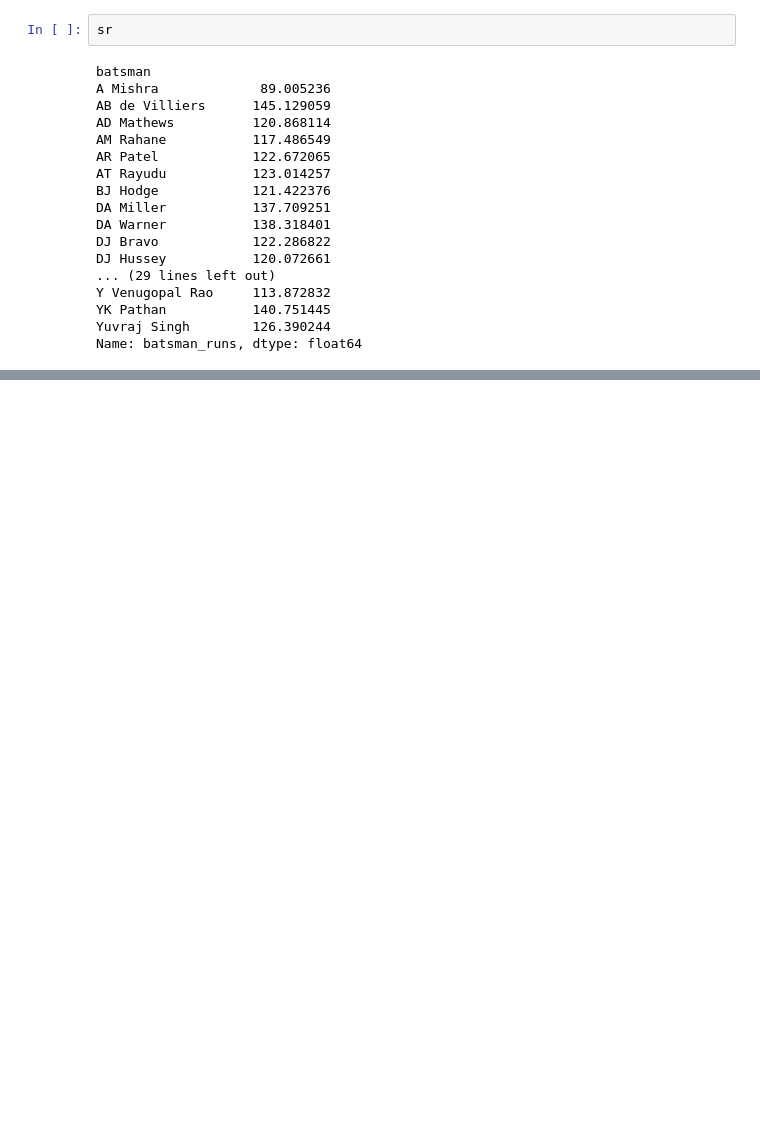
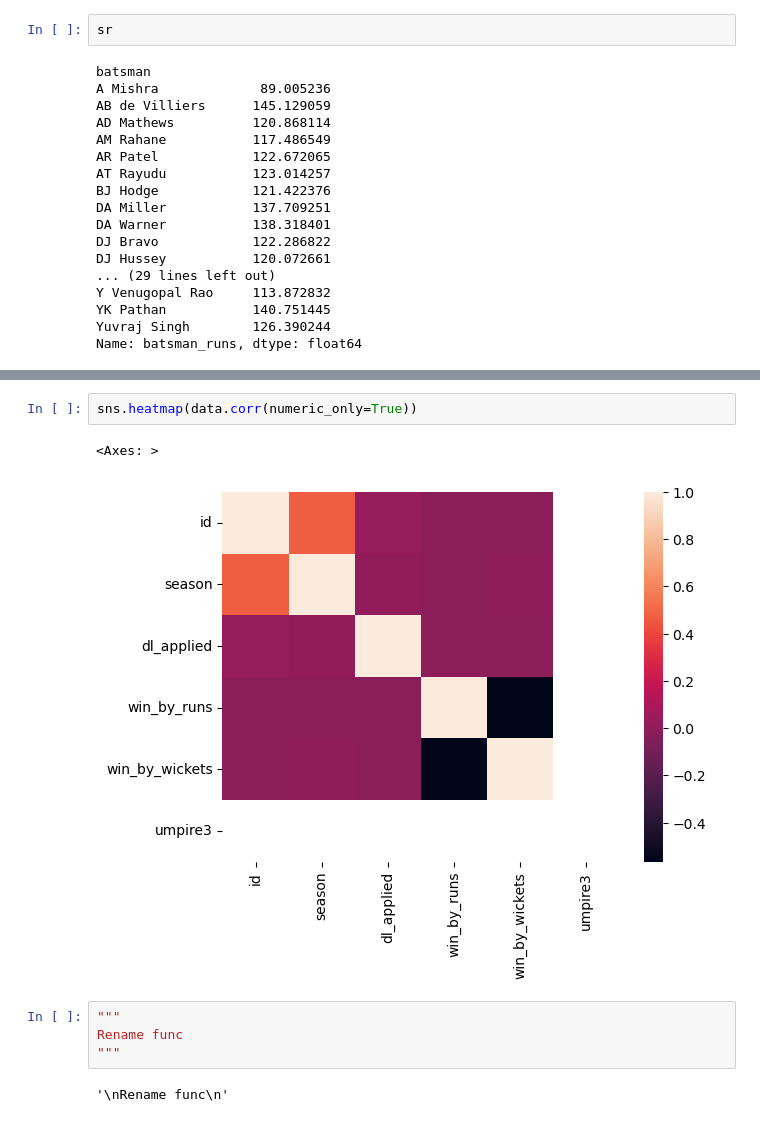
Before and after one commit to Virbhadra463/learning-ML, a Jupyter notebook: Pandas/pandas_basics.ipynb, the cells around one changed output, grey strips where cells are left out. Drawn from its saved outputs; the diff is of its cells as text; blank space fills up the shorter version.

```diff
--- a/Pandas/pandas_basics.ipynb
+++ b/Pandas/pandas_basics.ipynb
@@ -582,0 +676,11 @@ Name: batsman_runs, dtype: float64
+# %%
+sns.heatmap(data.corr(numeric_only=True))
+# %% [output]
+<Axes: >
+[figure, added]
+# %%
+"""
+Rename func
+"""
+# %% [output]
+'\nRename func\n'
```
Also changed, not shown: parts of 29 cells of this notebook.
